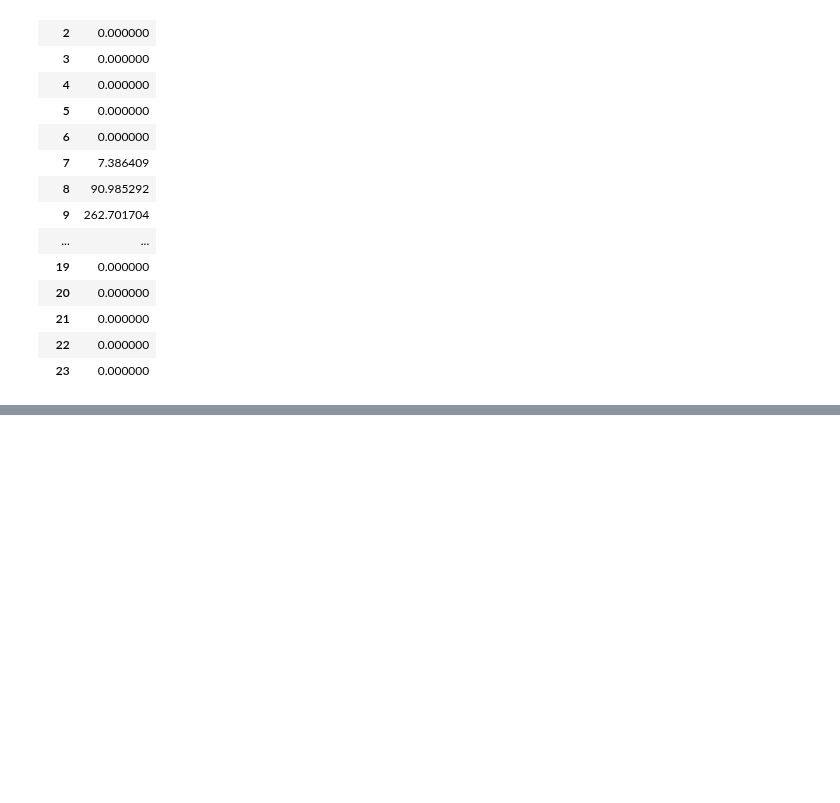
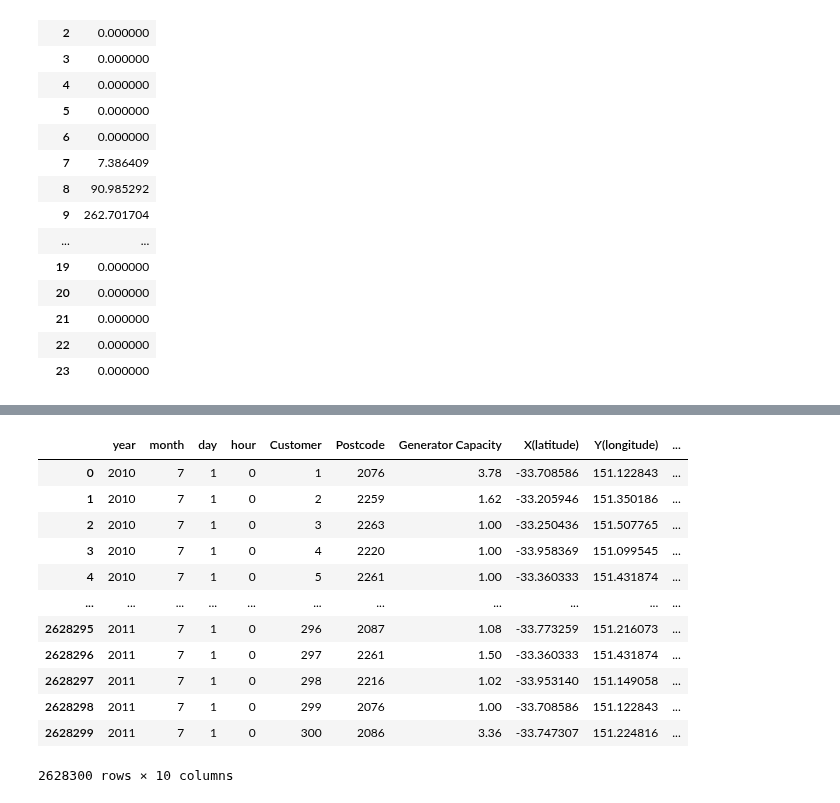
Before and after one commit to Jjineeq/Capstone_Design, a Jupyter notebook: optimal/function_test.ipynb, the cells around one changed output, grey strips where cells are left out. Cells and saved outputs as stored; diff of their text form; code cells hidden in the pictures; blank space fills up the shorter version.

```diff
--- a/optimal/function_test.ipynb
+++ b/optimal/function_test.ipynb
@@ -558,0 +478,9 @@ Best fitness: 4829236.933374269
+# %%
+chunks = np.array_split(GG_GC, 20)
+
+merged_chunks = [pd.merge(chunk, postcode, left_on='Postcode', right_on=' postcode ',how='inner') for chunk in chunks]
+
+# 모든 병합된 청크를 하나의 데이터프레임으로 결합
+df_final = pd.concat(merged_chunks, ignore_index=True)
+# %%
+df_final.drop([' postcode '], axis=1, inplace=True)
@@ -558,0 +503,23 @@ Best fitness: 4829236.933374269
+# %%
+df_final['hour'] = df_final['date'].dt.hour
+df_final['month'] = df_final['date'].dt.month
+df_final['year'] = df_final['date'].dt.year
+df_final['day'] = df_final['date'].dt.day
+# %%
+ddd = df_final.groupby(['year','month','day','hour','Customer','Postcode','Generator Capacity','X(latitude)','Y(longitude)']).sum().reset_index()
+# %%
+ddd
+# %% [output]
+|  | year | month | day | hour | Customer | Postcode | Generator Capacity | X(latitude) | Y(longitude) | ... |
+| 0 | 2010 | 7 | 1 | 0 | 1 | 2076 | 3.78 | -33.708586 | 151.122843 | ... |
+| 1 | 2010 | 7 | 1 | 0 | 2 | 2259 | 1.62 | -33.205946 | 151.350186 | ... |
+| 2 | 2010 | 7 | 1 | 0 | 3 | 2263 | 1.00 | -33.250436 | 151.507765 | ... |
+| 3 | 2010 | 7 | 1 | 0 | 4 | 2220 | 1.00 | -33.958369 | 151.099545 | ... |
+| 4 | 2010 | 7 | 1 | 0 | 5 | 2261 | 1.00 | -33.360333 | 151.431874 | ... |
+| ... | ... | ... | ... | ... | ... | ... | ... | ... | ... | ... |
+| 2628295 | 2011 | 7 | 1 | 0 | 296 | 2087 | 1.08 | -33.773259 | 151.216073 | ... |
+| 2628296 | 2011 | 7 | 1 | 0 | 297 | 2261 | 1.50 | -33.360333 | 151.431874 | ... |
+| 2628297 | 2011 | 7 | 1 | 0 | 298 | 2216 | 1.02 | -33.953140 | 151.149058 | ... |
+| 2628298 | 2011 | 7 | 1 | 0 | 299 | 2076 | 1.00 | -33.708586 | 151.122843 | ... |
+| 2628299 | 2011 | 7 | 1 | 0 | 300 | 2086 | 3.36 | -33.747307 | 151.224816 | ... |
+2628300 rows × 10 columns
```
Also changed, not shown: parts of 22 cells of this notebook, 5 other files.
